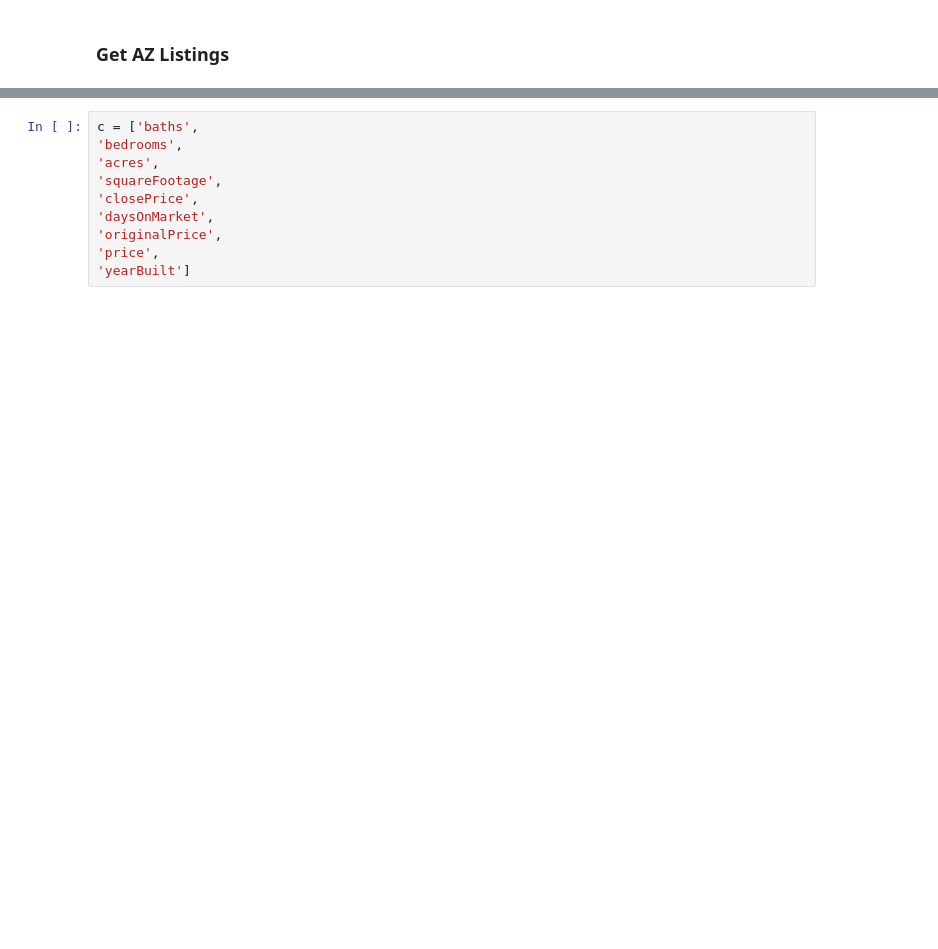
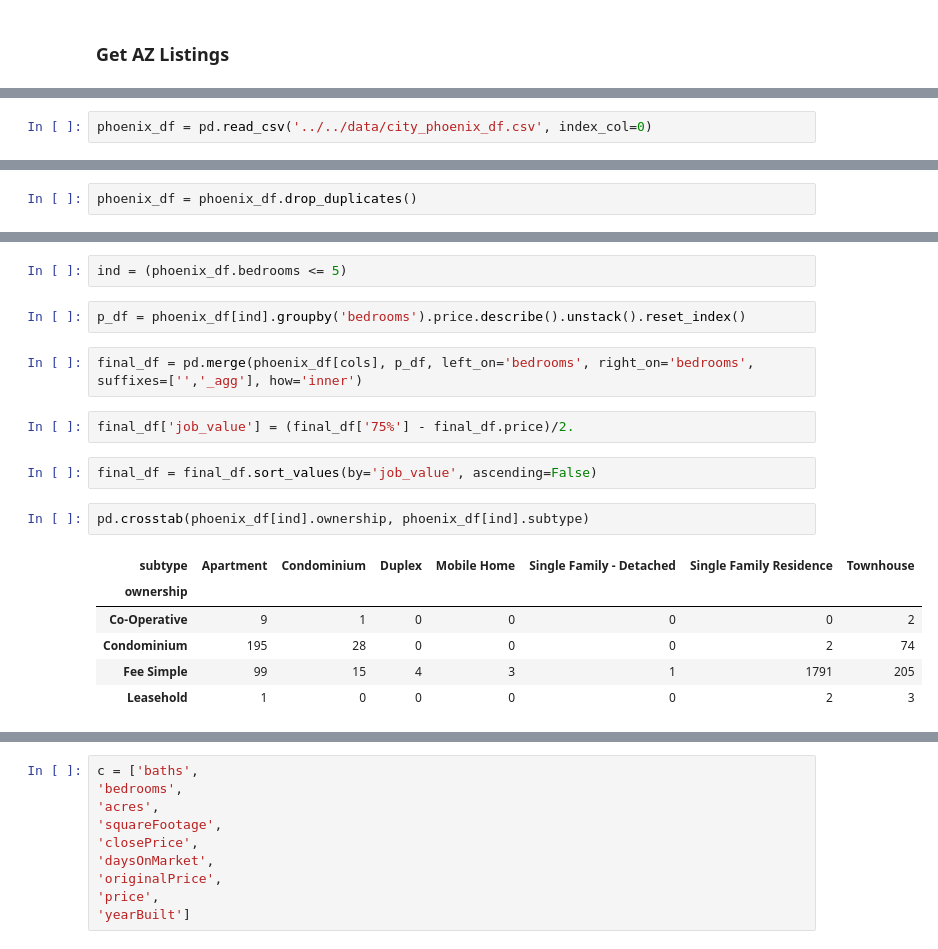
Before and after one commit to fridiculous/home-hero, a Jupyter notebook: hero/scripts/pull_arizona_mls_data.ipynb, the cells around one changed output, grey strips where cells are left out. Cells and saved outputs as stored; diff of their text form; blank space fills up the shorter version.

```diff
--- a/hero/scripts/pull_arizona_mls_data.ipynb
+++ b/hero/scripts/pull_arizona_mls_data.ipynb
@@ -92,0 +45,2 @@ matplotlib.style.use('ggplot')
+# %%
+phoenix_df = pd.read_csv('../../data/city_phoenix_df.csv', index_col=0)
@@ -92,0 +59,2 @@ matplotlib.style.use('ggplot')
+# %%
+phoenix_df = phoenix_df.drop_duplicates()
@@ -92,0 +72,19 @@ matplotlib.style.use('ggplot')
+# %%
+ind = (phoenix_df.bedrooms <= 5)
+# %%
+p_df = phoenix_df[ind].groupby('bedrooms').price.describe().unstack().reset_index()
+# %%
+final_df = pd.merge(phoenix_df[cols], p_df, left_on='bedrooms', right_on='bedrooms', suffixes=['','_agg'], how='inner')
+# %%
+final_df['job_value'] = (final_df['75%'] - final_df.price)/2.
+# %%
+final_df = final_df.sort_values(by='job_value', ascending=False)
+# %%
+pd.crosstab(phoenix_df[ind].ownership, phoenix_df[ind].subtype)
+# %% [output]
+| subtype | Apartment | Condominium | Duplex | Mobile Home | Single Family - Detached | Single Family Residence | Townhouse |
+| ownership |  |  |  |  |  |  |  |
+| Co-Operative | 9 | 1 | 0 | 0 | 0 | 0 | 2 |
+| Condominium | 195 | 28 | 0 | 0 | 0 | 2 | 74 |
+| Fee Simple | 99 | 15 | 4 | 3 | 1 | 1791 | 205 |
+| Leasehold | 1 | 0 | 0 | 0 | 0 | 2 | 3 |
```
Also changed, not shown: parts of 30 cells of this notebook, 1 other file.
